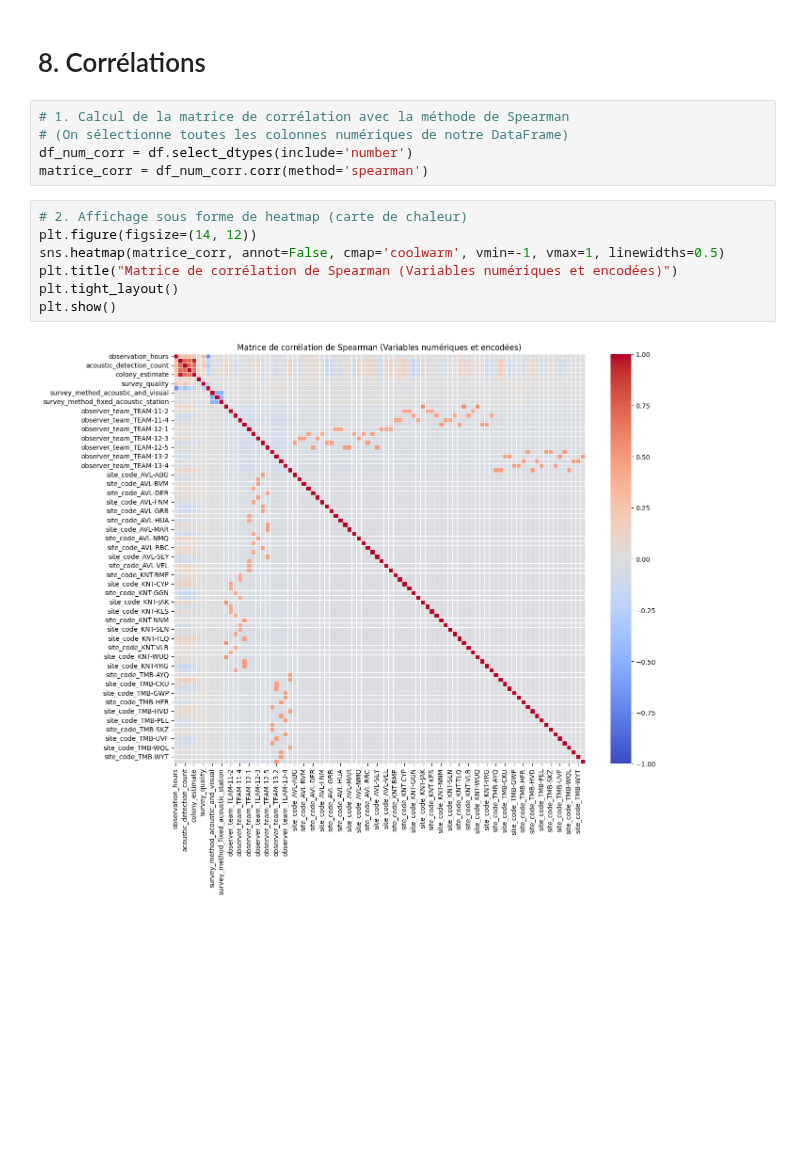
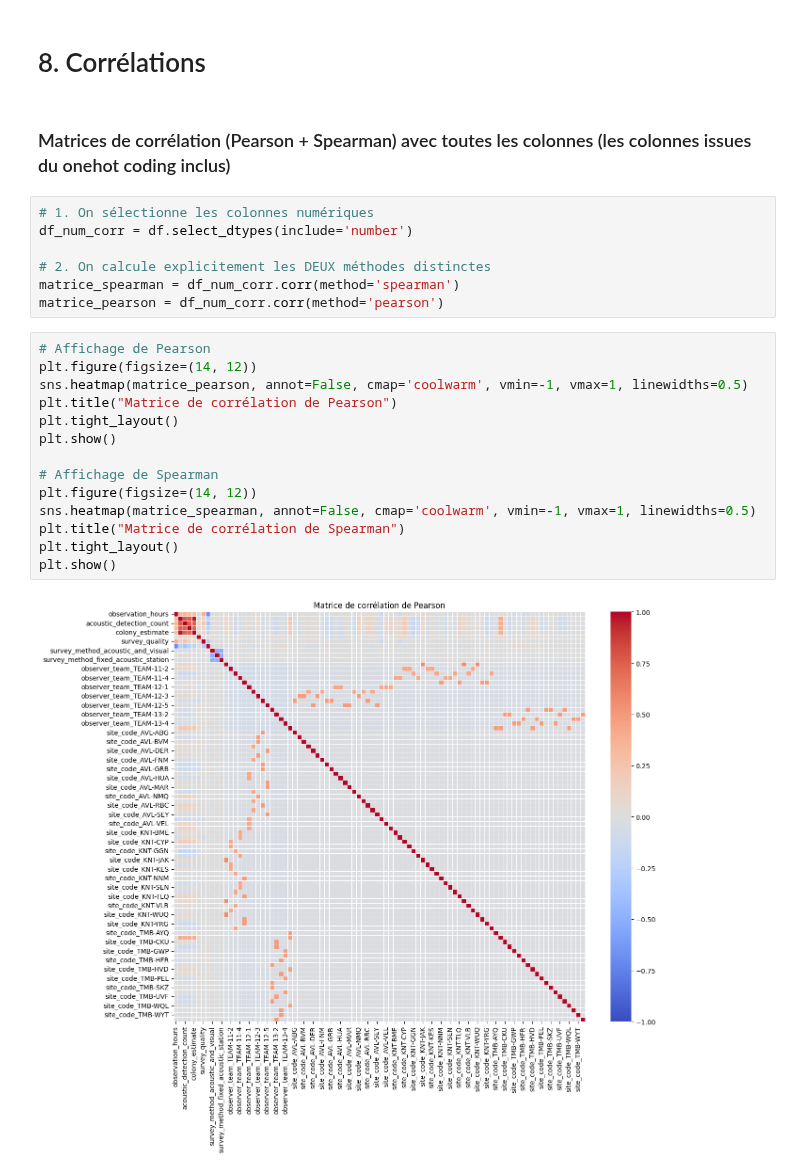
Before and after one commit to HananeDjouadi/G05-DataMining-2627, a Jupyter notebook: data/ecology/bat_surveys.ipynb, the cells around one changed output. Saved outputs shown, nothing was run; the diff lists cells and outputs as text; blank space fills up the shorter version.

```diff
--- a/data/ecology/bat_surveys.ipynb
+++ b/data/ecology/bat_surveys.ipynb
@@ -649,17 +650,28 @@ En appliquant les recommandations d'analyse (croisement médiane/quartiles/min/m
 - Décision et Justification : Ces valeurs extrêmes ont été intégralement conservées. Dans le contexte d'une étude écologique sur la faune sauvage, ces pics ne correspondent pas à des erreurs de saisie ou à des bugs matériels, mais à des réalités biologiques (nuits de forte activité, migration, ou proximité d'une colonie). Les supprimer aurait artificiellement lissé les données et détruit l'information la plus critique de l'étude.
 # %% [markdown]
 # 8. Corrélations
+# %% [markdown]
+### Matrices de corrélation (Pearson + Spearman) avec toutes les colonnes (les colonnes issues du onehot coding inclus)
 # %%
-# 1. Calcul de la matrice de corrélation avec la méthode de Spearman
-# (On sélectionne toutes les colonnes numériques de notre DataFrame)
+# 1. On sélectionne les colonnes numériques
 df_num_corr = df.select_dtypes(include='number')
-matrice_corr = df_num_corr.corr(method='spearman')
+
+# 2. On calcule explicitement les DEUX méthodes distinctes
+matrice_spearman = df_num_corr.corr(method='spearman')
+matrice_pearson = df_num_corr.corr(method='pearson')
-# %%
-# 2. Affichage sous forme de heatmap (carte de chaleur)
-plt.figure(figsize=(14, 12))
-sns.heatmap(matrice_corr, annot=False, cmap='coolwarm', vmin=-1, vmax=1, linewidths=0.5)
-plt.title("Matrice de corrélation de Spearman (Variables numériques et encodées)")
-plt.tight_layout()
-plt.show()
-# %% [output]
-[figure, removed]
+# %%
+# Affichage de Pearson
+plt.figure(figsize=(14, 12))
+sns.heatmap(matrice_pearson, annot=False, cmap='coolwarm', vmin=-1, vmax=1, linewidths=0.5)
+plt.title("Matrice de corrélation de Pearson")
+plt.tight_layout()
+plt.show()
+
+# Affichage de Spearman
+plt.figure(figsize=(14, 12))
+sns.heatmap(matrice_spearman, annot=False, cmap='coolwarm', vmin=-1, vmax=1, linewidths=0.5)
+plt.title("Matrice de corrélation de Spearman")
+plt.tight_layout()
+plt.show()
+# %% [output]
+[figure, added]
```
Also changed, not shown: parts of 9 cells of this notebook.
